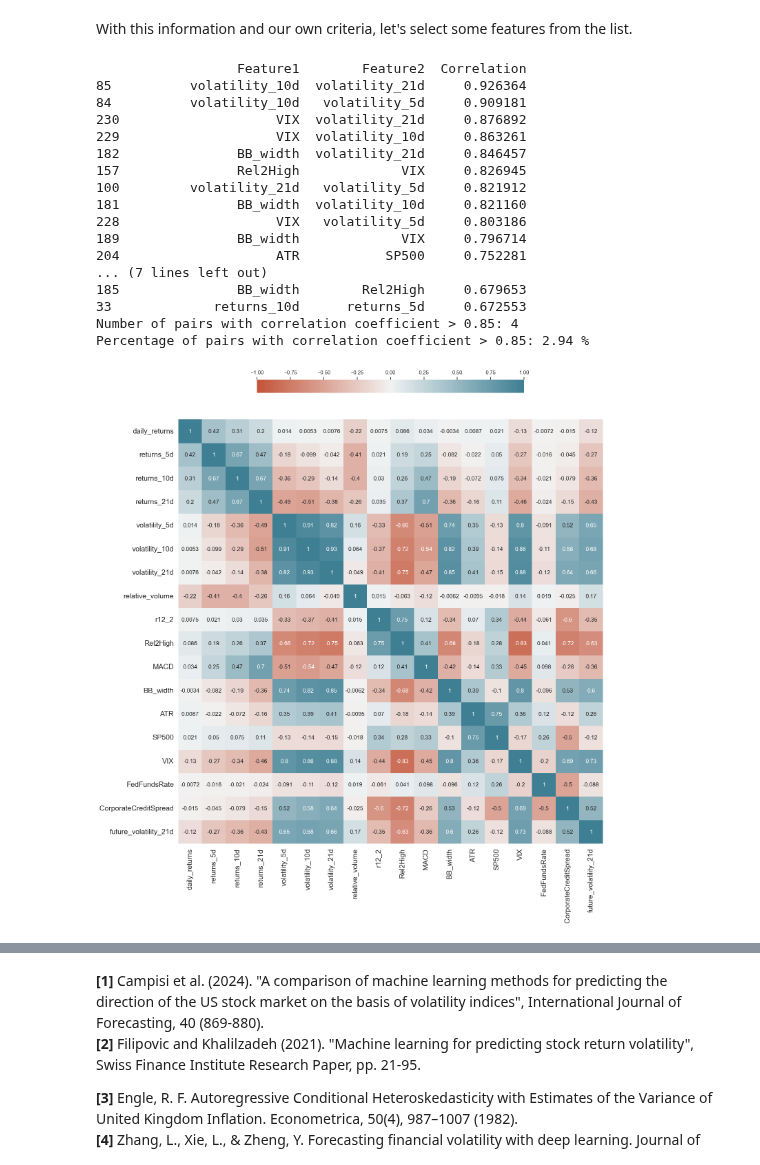
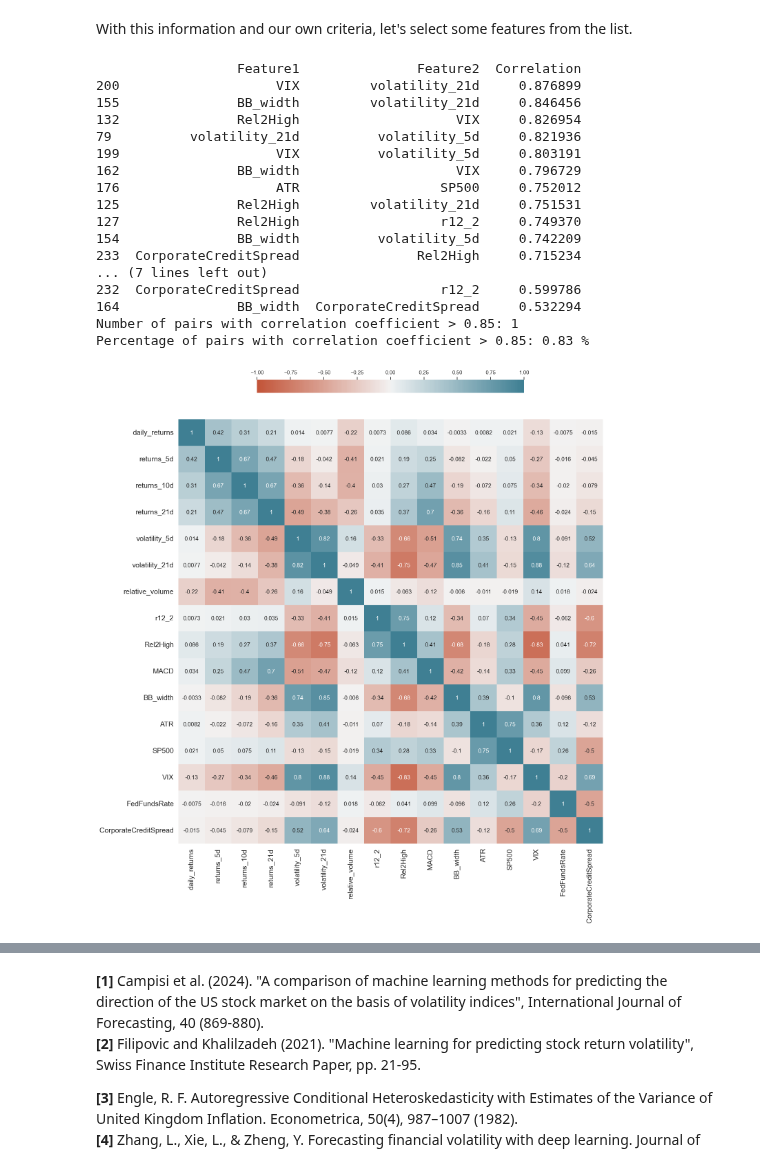
Before and after one commit to ftrupp/Predicting-Porfolio-Volatility, a Jupyter notebook: volatility_prediction.ipynb, the cells around one changed output, grey strips where cells are left out. Saved outputs shown, nothing was run; the diff lists cells and outputs as text; code cells hidden in the pictures.

Commit message:
volatility prediction

```diff
--- a/volatility_prediction.ipynb
+++ b/volatility_prediction.ipynb
@@ -464,7 +470,7 @@ indices_list = []
 
 for ticker, ticker_name in indices_dict.items():
     try:
-        indices_data = yf.download(ticker, start=START_DATE, end=END_DATE)['Close']
+        indices_data = yf.download(ticker, start=START_DATE, end=END_DATE, auto_adjust = True)['Close']
         indices_data = indices_data.rename(columns={ticker: ticker_name})
         indices_list.append(indices_data)
         print(f"✓ Downloaded: {ticker_name}")
@@ -695,4 +705,6 @@ target_volatility = future_volatility(data_clean, return_col='Close', window = 2
 For this notebook, let's choose just one target to study at the time.
 # %%
 target = target_volatility
+target = target.dropna()
+data_clean = data_clean.loc[target.index]
 # %% [markdown]
@@ -736,0 +755,9 @@ In this case, due to the large amount of possible features we will obtained a li
+# %%
+# Check for duplicate columns
+duplicates = data_clean.columns[data_clean.columns.duplicated()]
+if len(duplicates) != 0:
+    print("Duplicate columns:", duplicates.tolist())
+    data_clean = data_clean.loc[:, ~data_clean.columns.duplicated()]
+    print("Duplicate columns eliminated")
+else:
+    print("There are no duplicate columns")
@@ -786,44 +815,41 @@ With this information and our own criteria, let's select some features from the
 # features = ['returns_21d', 'SMA_21', 'SMA_50', 'SMA_200', 'StochRSI_14', 'MACD', 'ATR', 'volatility_21d', 'skewness_21d', 'BB_width','interest_rates','sp500']
 
 # to select features by column number:
-features = data_clean.iloc[:, [5,6,7,8,9,10,11,23,24,25,34,36,37,45,53,61,69]]
-data_selected = pd.concat([features,target], axis=1).dropna(axis = 0)
-target = data_selected.iloc[:,-1]
-features = data_selected.drop(columns=[data_selected.columns[-1]])
+features = data_clean.iloc[:, [5,6,7,8,9,11,23,24,25,34,36,37,45,53,61,69]]
 # %%
 # Check correlation between selected features
 check_correlation_coefficents(features, threshold=0.85)
 
 def plot_correlation_matrix(features):
     corr_matrix = features.corr()
     sns.set(font_scale=1)
     fig, ax = plt.subplots(figsize=(20,20))
     ax = sns.heatmap(corr_matrix, vmin=-1, vmax=1, center=0,
                      cmap=sns.diverging_palette(20, 220, n=200), square= True, annot = True,
                      cbar_kws= dict(use_gridspec=False,location="top",shrink= .5))#{ "orientation": "horizontal", "use_gridspec":"False", "shrink": .65})
     ax.set_xticklabels(ax.get_xticklabels(), fontsize=15)#, horizontalalignment='right'); #rotation=45
     ax.set_yticklabels(ax.get_xticklabels(), fontsize=15, rotation=0, horizontalalignment='right');
     #plt.tight_layout()
     #https://gist.github.com/drazenz/c078e4dab8ade8b64e7dcf37cecd6640
     #https://towardsdatascience.com/better-heatmaps-and-correlation-matrix-plots-in-python-41445d0f2bec
     plt.show()
-plot_correlation_matrix(data_selected)
+plot_correlation_matrix(features)
 # %% [output]
-                  Feature1        Feature2  Correlation
-85          volatility_10d  volatility_21d     0.926364
-84          volatility_10d   volatility_5d     0.909181
-230                    VIX  volatility_21d     0.876892
-229                    VIX  volatility_10d     0.863261
-182               BB_width  volatility_21d     0.846457
-157               Rel2High             VIX     0.826945
-100         volatility_21d   volatility_5d     0.821912
-181               BB_width  volatility_10d     0.821160
-228                    VIX   volatility_5d     0.803186
-189               BB_width             VIX     0.796714
-204                    ATR           SP500     0.752281
+                  Feature1               Feature2  Correlation
+200                    VIX         volatility_21d     0.876899
+155               BB_width         volatility_21d     0.846456
+132               Rel2High                    VIX     0.826954
+79          volatility_21d          volatility_5d     0.821936
+199                    VIX          volatility_5d     0.803191
+162               BB_width                    VIX     0.796729
+176                    ATR                  SP500     0.752012
+125               Rel2High         volatility_21d     0.751531
+127               Rel2High                  r12_2     0.749370
+154               BB_width          volatility_5d     0.742209
+233  CorporateCreditSpread               Rel2High     0.715234
 ... (7 lines left out)
-185               BB_width        Rel2High     0.679653
-33             returns_10d      returns_5d     0.672553
-Number of pairs with correlation coefficient > 0.85: 4
-Percentage of pairs with correlation coefficient > 0.85: 2.94 %
+232  CorporateCreditSpread                  r12_2     0.599786
+164               BB_width  CorporateCreditSpread     0.532294
+Number of pairs with correlation coefficient > 0.85: 1
+Percentage of pairs with correlation coefficient > 0.85: 0.83 %
-[figure, old version]
+[figure, new version]
```
Also changed, not shown: parts of 71 cells of this notebook, 1 other file.
